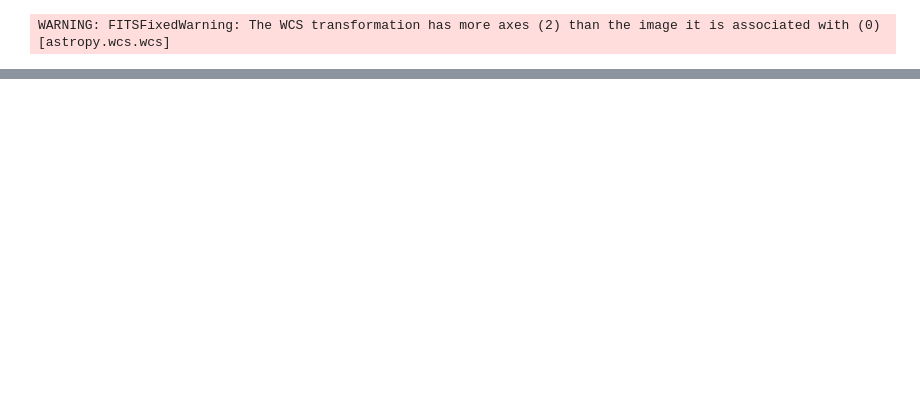
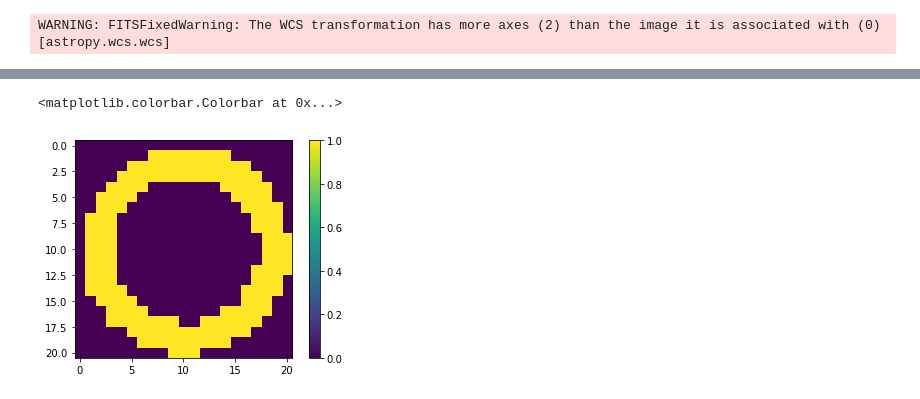
Before and after one commit to lsst/all_sky_phot, a Jupyter notebook: data/az_camera/L3_files.ipynb, the cells around one changed output, grey strips where cells are left out. Cells and saved outputs as stored; diff of their text form; code cells hidden in the pictures; blank space fills up the shorter version.

```diff
--- a/data/az_camera/L3_files.ipynb
+++ b/data/az_camera/L3_files.ipynb
@@ -102,0 +140,7 @@ forced_table['residual_aperture_sum'] = final_sum
+# %%
+bkg_mask = bkg_aper.to_mask(method='center')
+plt.imshow(bkg_mask[0])
+plt.colorbar()
+# %% [output]
+<matplotlib.colorbar.Colorbar at 0x...>
+[figure, added]
```
Also changed, not shown: parts of 15 cells of this notebook, 2 other files.
